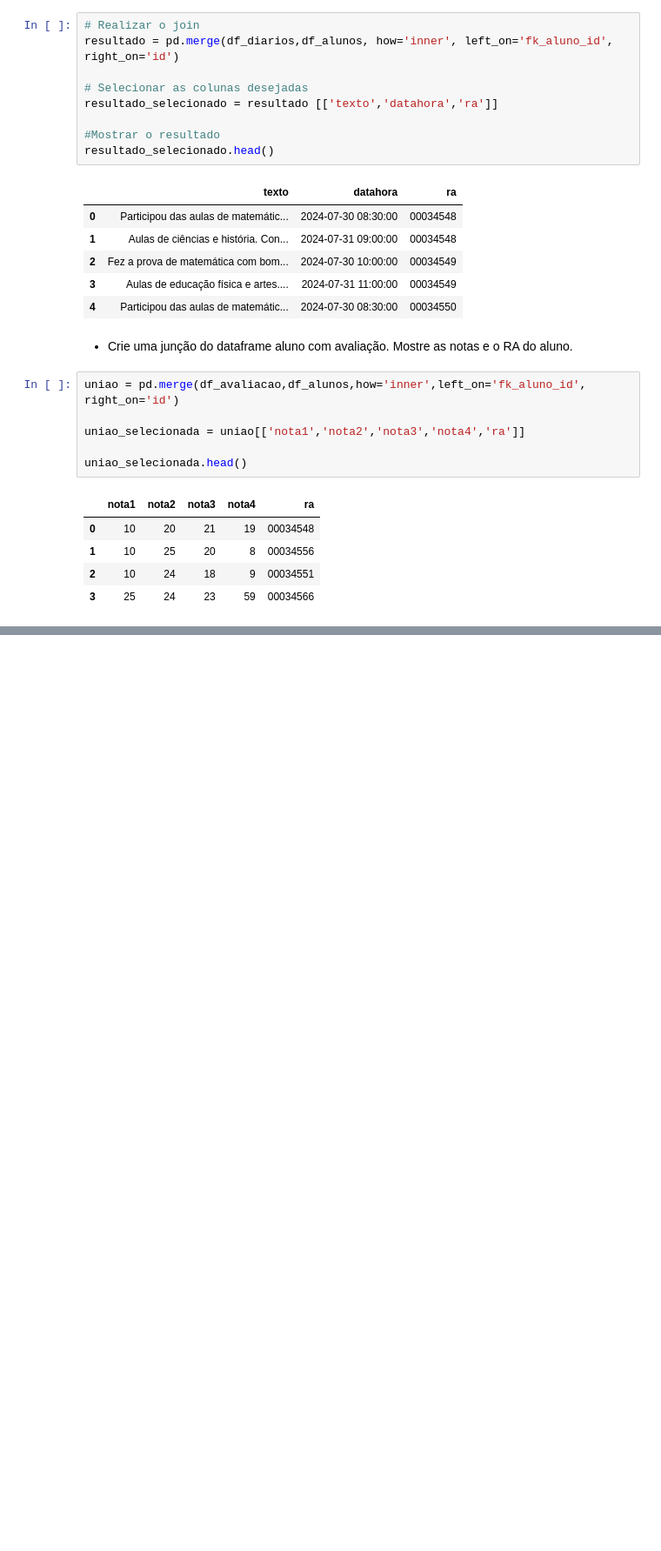
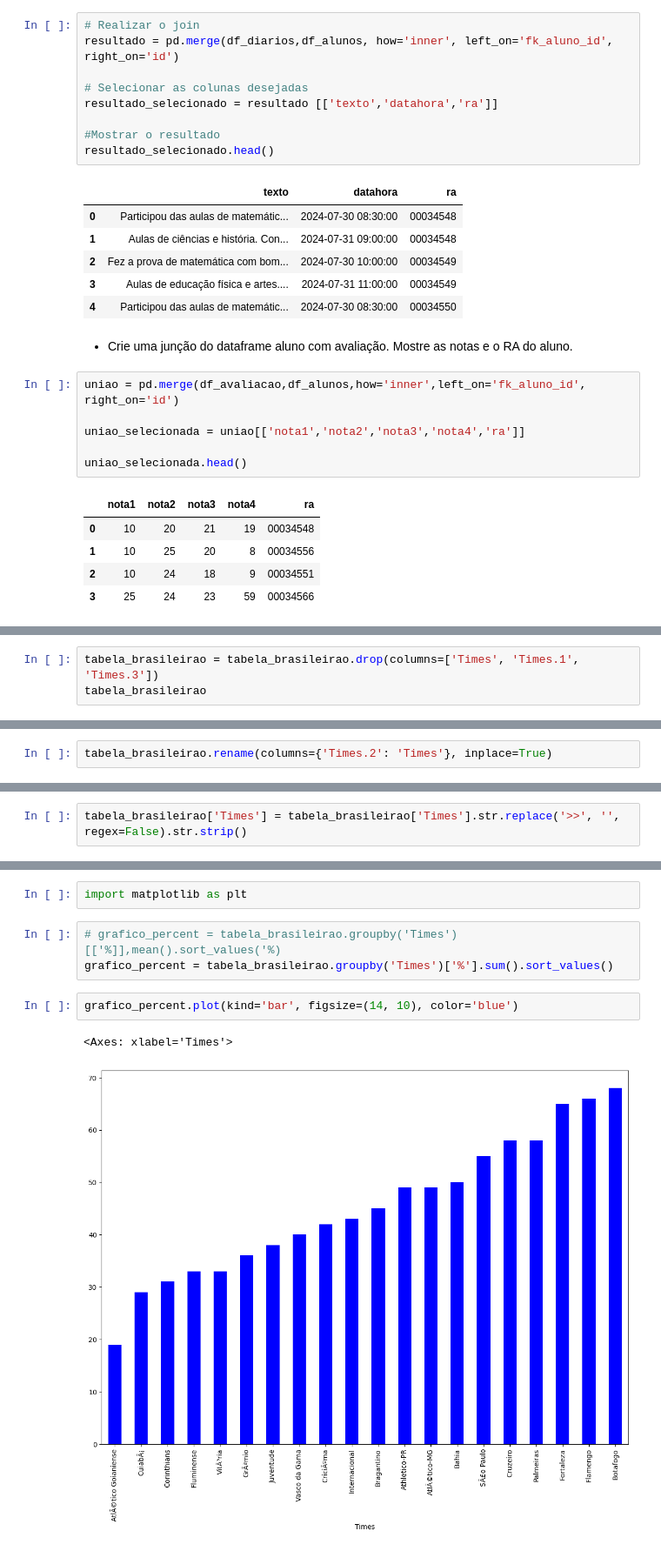
Before and after one commit to EuleteSouza/projetofinal_tarde, a Jupyter notebook: notebook_tarde.ipynb, the cells around one changed output, grey strips where cells are left out. Shown: that part at 87% size. Drawn from its saved outputs; the diff is of its cells as text; blank space fills up the shorter version.

```diff
--- a/notebook_tarde.ipynb
+++ b/notebook_tarde.ipynb
@@ -444,0 +578,3 @@ uniao_selecionada.head()
+# %%
+tabela_brasileirao = tabela_brasileirao.drop(columns=['Times', 'Times.1', 'Times.3'])
+tabela_brasileirao
@@ -444,0 +727,2 @@ uniao_selecionada.head()
+# %%
+tabela_brasileirao.rename(columns={'Times.2': 'Times'}, inplace=True)
@@ -444,0 +760,2 @@ uniao_selecionada.head()
+# %%
+tabela_brasileirao['Times'] = tabela_brasileirao['Times'].str.replace('>>', '', regex=False).str.strip()
@@ -444,0 +802,10 @@ uniao_selecionada.head()
+# %%
+import matplotlib as plt
+# %%
+# grafico_percent = tabela_brasileirao.groupby('Times')[['%]],mean().sort_values('%)
+grafico_percent = tabela_brasileirao.groupby('Times')['%'].sum().sort_values()
+# %%
+grafico_percent.plot(kind='bar', figsize=(14, 10), color='blue')
+# %% [output]
+<Axes: xlabel='Times'>
+[figure, added]
```
Also changed, not shown: parts of 43 cells of this notebook, 3 other files.
